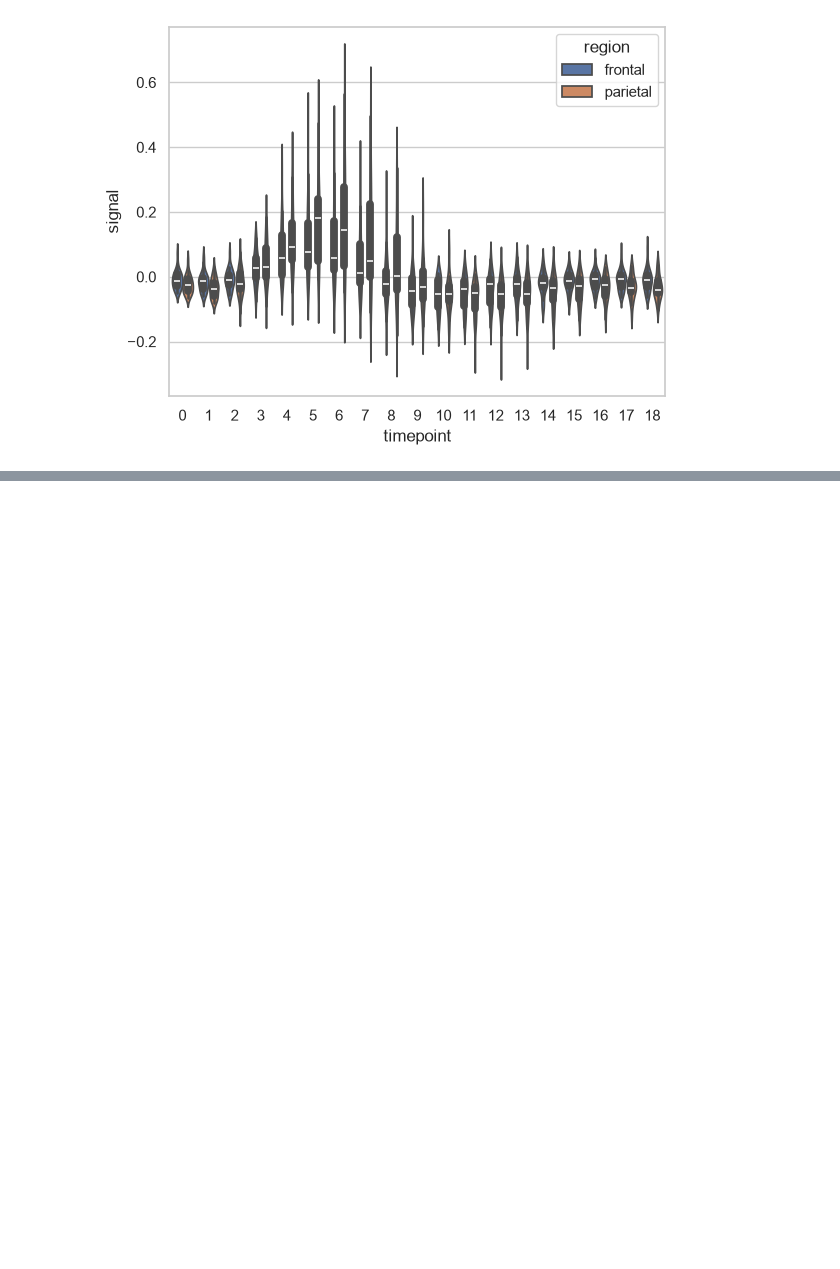
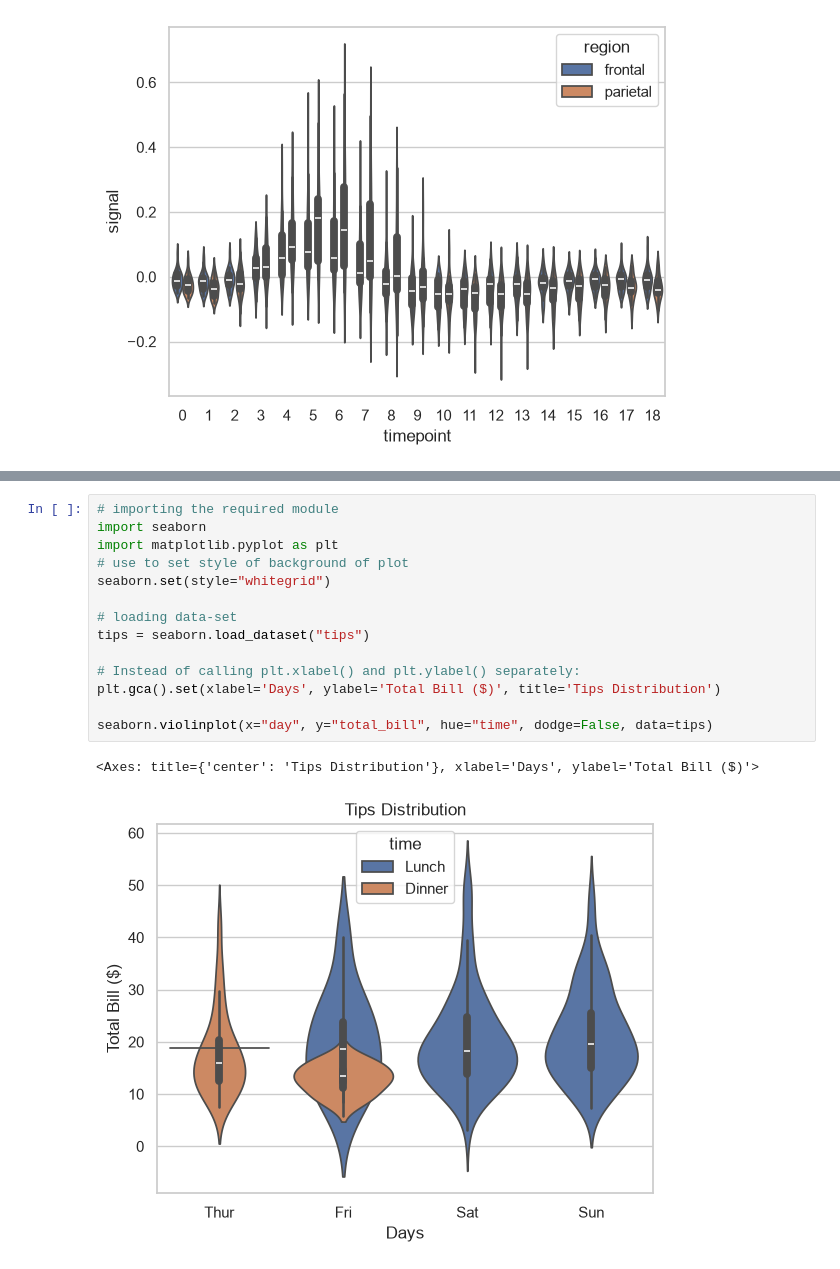
Before and after one commit to hassansagheer/AI-ML, a Jupyter notebook: Seaborn/Categorical Plots/ViolinPlot.ipynb, the cells around one changed output, grey strips where cells are left out. Cells and saved outputs as stored; diff of their text form; blank space fills up the shorter version.

```diff
--- a/Seaborn/Categorical Plots/ViolinPlot.ipynb
+++ b/Seaborn/Categorical Plots/ViolinPlot.ipynb
@@ -25,0 +65,17 @@ sns.violinplot(x ="timepoint",
+# %%
+# importing the required module
+import seaborn
+import matplotlib.pyplot as plt
+# use to set style of background of plot
+seaborn.set(style="whitegrid")
+
+# loading data-set
+tips = seaborn.load_dataset("tips")
+
+# Instead of calling plt.xlabel() and plt.ylabel() separately:
+plt.gca().set(xlabel='Days', ylabel='Total Bill ($)', title='Tips Distribution')
+
+seaborn.violinplot(x="day", y="total_bill", hue="time", dodge=False, data=tips)
+# %% [output]
+<Axes: title={'center': 'Tips Distribution'}, xlabel='Days', ylabel='Total Bill ($)'>
+[figure, added]
```
Also changed, not shown: parts of 7 cells of this notebook, 1 other file.
